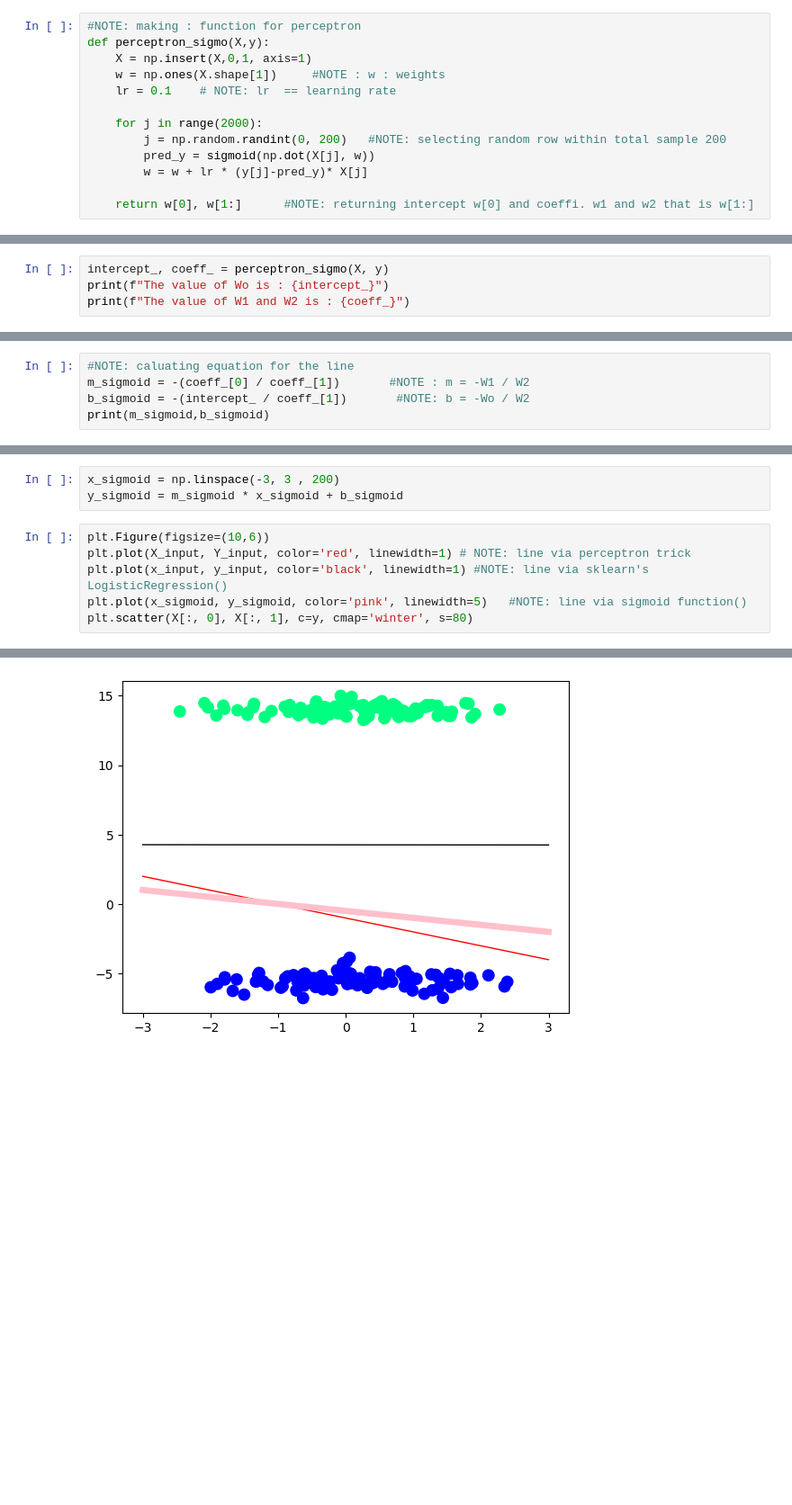
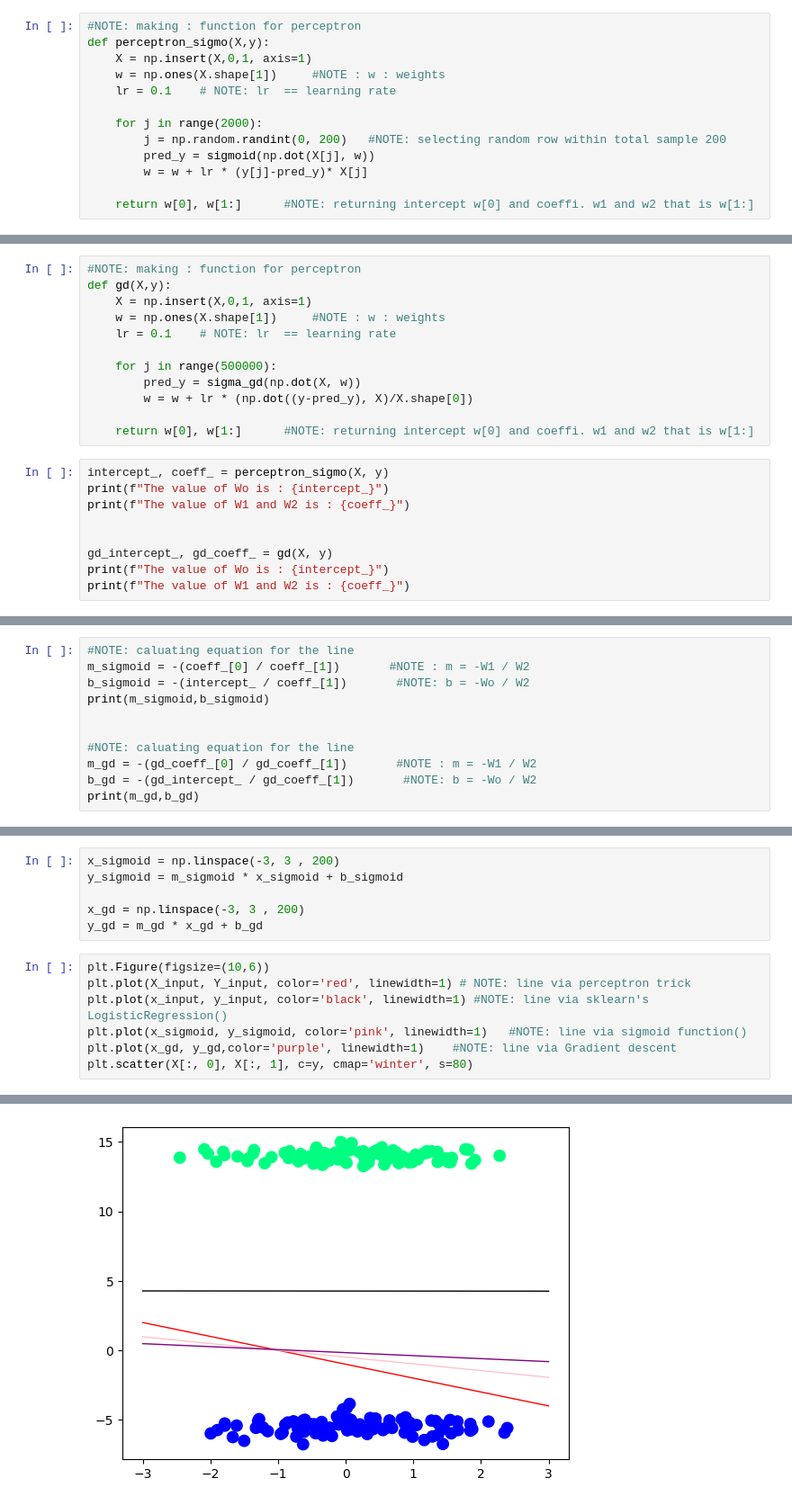
Before and after one commit to Geeky-Rajiv27/Machine_learning, a Jupyter notebook: 04_Logistic_Regression/perceptron_trick.ipynb, the cells around one changed output, grey strips where cells are left out. Shown at 90% size. Saved outputs shown, nothing was run; the diff lists cells and outputs as text; blank space fills up the shorter version.

Commit message:
Now drawing the line using gradient descent

```diff
--- a/04_Logistic_Regression/perceptron_trick.ipynb
+++ b/04_Logistic_Regression/perceptron_trick.ipynb
@@ -131,5 +122,22 @@ def perceptron_sigmo(X,y):
+# %%
+#NOTE: making : function for perceptron
+def gd(X,y):
+    X = np.insert(X,0,1, axis=1)
+    w = np.ones(X.shape[1])     #NOTE : w : weights
+    lr = 0.1    # NOTE: lr  == learning rate
+
+    for j in range(500000):
+        pred_y = sigma_gd(np.dot(X, w))
+        w = w + lr * (np.dot((y-pred_y), X)/X.shape[0])
+
+    return w[0], w[1:]      #NOTE: returning intercept w[0] and coeffi. w1 and w2 that is w[1:]
 # %%
 intercept_, coeff_ = perceptron_sigmo(X, y)
 print(f"The value of Wo is : {intercept_}")
 print(f"The value of W1 and W2 is : {coeff_}")
+
+
+gd_intercept_, gd_coeff_ = gd(X, y)
+print(f"The value of Wo is : {intercept_}")
+print(f"The value of W1 and W2 is : {coeff_}")
 # %% [output]
@@ -140,4 +149,10 @@ The value of W1 and W2 is : [0.87936521 1.75085205]
 m_sigmoid = -(coeff_[0] / coeff_[1])       #NOTE : m = -W1 / W2
 b_sigmoid = -(intercept_ / coeff_[1])       #NOTE: b = -Wo / W2
 print(m_sigmoid,b_sigmoid)
+
+
+#NOTE: caluating equation for the line
+m_gd = -(gd_coeff_[0] / gd_coeff_[1])       #NOTE : m = -W1 / W2
+b_gd = -(gd_intercept_ / gd_coeff_[1])       #NOTE: b = -Wo / W2
+print(m_gd,b_gd)
 # %% [output]
@@ -145,12 +161,16 @@ print(m_sigmoid,b_sigmoid)
 # %%
 x_sigmoid = np.linspace(-3, 3 , 200)
 y_sigmoid = m_sigmoid * x_sigmoid + b_sigmoid
+
+x_gd = np.linspace(-3, 3 , 200)
+y_gd = m_gd * x_gd + b_gd
 # %%
 plt.Figure(figsize=(10,6))
 plt.plot(X_input, Y_input, color='red', linewidth=1) # NOTE: line via perceptron trick
 plt.plot(x_input, y_input, color='black', linewidth=1) #NOTE: line via sklearn's LogisticRegression()
-plt.plot(x_sigmoid, y_sigmoid, color='pink', linewidth=5)   #NOTE: line via sigmoid function()
+plt.plot(x_sigmoid, y_sigmoid, color='pink', linewidth=1)   #NOTE: line via sigmoid function()
+plt.plot(x_gd, y_gd,color='purple', linewidth=1)    #NOTE: line via Gradient descent
 plt.scatter(X[:, 0], X[:, 1], c=y, cmap='winter', s=80)
 # %% [output]
 <matplotlib.collections.PathCollection at 0x...>
-[figure, old version]
+[figure, new version]
```
Also changed, not shown: parts of 6 cells of this notebook.
